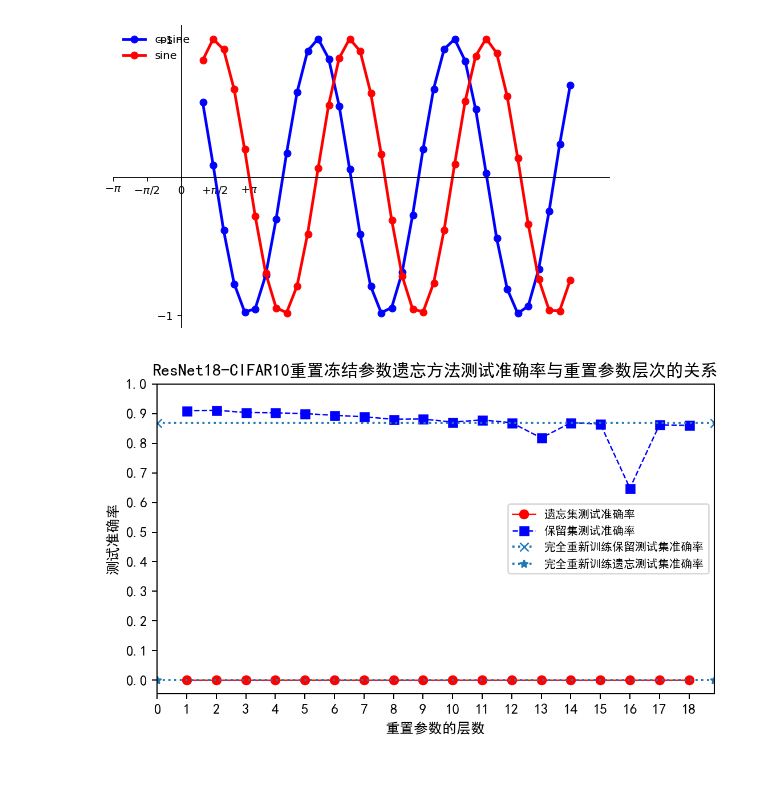
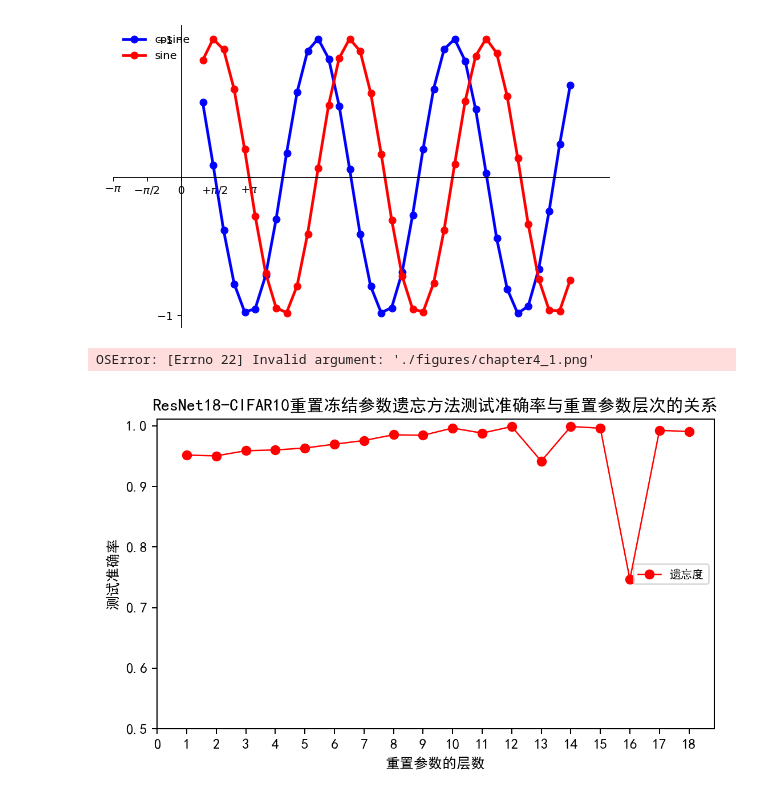
Before and after one commit to pan402945786/graduate_expriment, a Jupyter notebook: resnet18_cifar10/plot_pic.ipynb, the cells around one changed output. Drawn from its saved outputs; the diff is of its cells as text; code cells hidden in the pictures.

```diff
--- a/resnet18_cifar10/plot_pic.ipynb
+++ b/resnet18_cifar10/plot_pic.ipynb
@@ -420,6 +420,9 @@ second
 first
 [figure]
 # %%
+# import sys
+# sys.path.append("..")
+from common.utils import calcForgetPercent
 # plt.figure(figsize=(8,5), dpi=80)
 plt.figure(figsize=(7,4), dpi=180)
 ax = plt.subplot(111)
@@ -430,42 +433,48 @@ ax.set_ylabel('测试准确率')  # Add a y-label to the axes.
 ax.set_title("ResNet18-CIFAR10重置冻结参数遗忘方法测试准确率与重置参数层次的关系")  # Add a title to the axes.
 plt.rcParams['font.family']=['SimHei']#关键是这句
 # plt.rcParams['font.family']=['Arial Unicode MS']
 X = np.linspace(1, 18, 18, endpoint=True)
 reset_freeze_retain_acc = [
     90.963,91.075,90.338,90.225,89.950,89.400,
     88.875,88.050,88.125,87.088,87.813,86.875,
     81.750,86.863,86.463,64.788,86.163,85.988,
 ]
 reset_freeze_forget_acc = [
     0,0,0,0,0,0,
     0,0,0,0,0,0,
     0,0,0,0,0,0,
 ]
 retrain_retain_acc = 0.86788
 retrain_forget_acc = 0.
-C = np.array(reset_freeze_forget_acc)
-S = np.array(reset_freeze_retain_acc)
-S = np.divide(S, np.array(100.))
+# C = np.array(reset_freeze_forget_acc)
+# S = np.array(reset_freeze_retain_acc)
+# S = np.divide(S, np.array(100.))
+
+lrfForgetPercent = calcForgetPercent(reset_freeze_forget_acc, reset_freeze_retain_acc, retrain_forget_acc, retrain_retain_acc)
+F = np.array(lrfForgetPercent)
 
 # plt.plot(X, C, color="blue", linewidth=2.5, linestyle="--", label="遗忘集测试准确率")
 # plt.plot(X, S, color="red", linewidth=2.5, linestyle="-", label="保留集测试准确率")
 
-plt.plot(X, C, marker='o',linewidth=1, linestyle="solid", color='r', label="遗忘集测试准确率")
-plt.plot(X, S, marker='s',linewidth=1, linestyle="dashed", color='b',label="保留集测试准确率")
-plt.axhline(y=retrain_retain_acc, marker='x',linestyle='dotted', label='完全重新训练保留测试集准确率')
-plt.axhline(y=retrain_forget_acc, marker='*',linestyle='dotted', label='完全重新训练遗忘测试集准确率')
+plt.plot(X, F,  marker='o',linewidth=1, linestyle="solid", color='r', label="遗忘度")
+
+# plt.plot(X, C, marker='o',linewidth=1, linestyle="solid", color='r', label="遗忘集测试准确率")
+# plt.plot(X, S, marker='s',linewidth=1, linestyle="dashed", color='b',label="保留集测试准确率")
+# plt.axhline(y=retrain_retain_acc, marker='x',linestyle='dotted', label='完全重新训练保留测试集准确率')
+# plt.axhline(y=retrain_forget_acc, marker='*',linestyle='dotted', label='完全重新训练遗忘测试集准确率')
 
 # plt.xlim(X.min()-5, X.max()+5)
 plt.xticks(np.linspace(0,18,19,endpoint=True))
 #
 # plt.ylim(C.min()-1,C.max()+1)
-plt.yticks(np.linspace(0,1,11,endpoint=True))
+plt.yticks(np.linspace(0.5,1,6,endpoint=True))
 
 plt.legend(loc='center right',fontsize=8, frameon=True)
 plt.savefig("./figures/chapter4_1.png",dpi=272)
 plt.show()
 # %% [output]
+OSError: [Errno 22] Invalid argument: './figures/chapter4_1.png'
-[figure, old version]
+[figure, new version]
 # %%
 # plt.figure(figsize=(8,5), dpi=80)
 plt.figure(figsize=(7,4), dpi=180)
```
Also changed, not shown: parts of 15 cells of this notebook, 1 other file.
